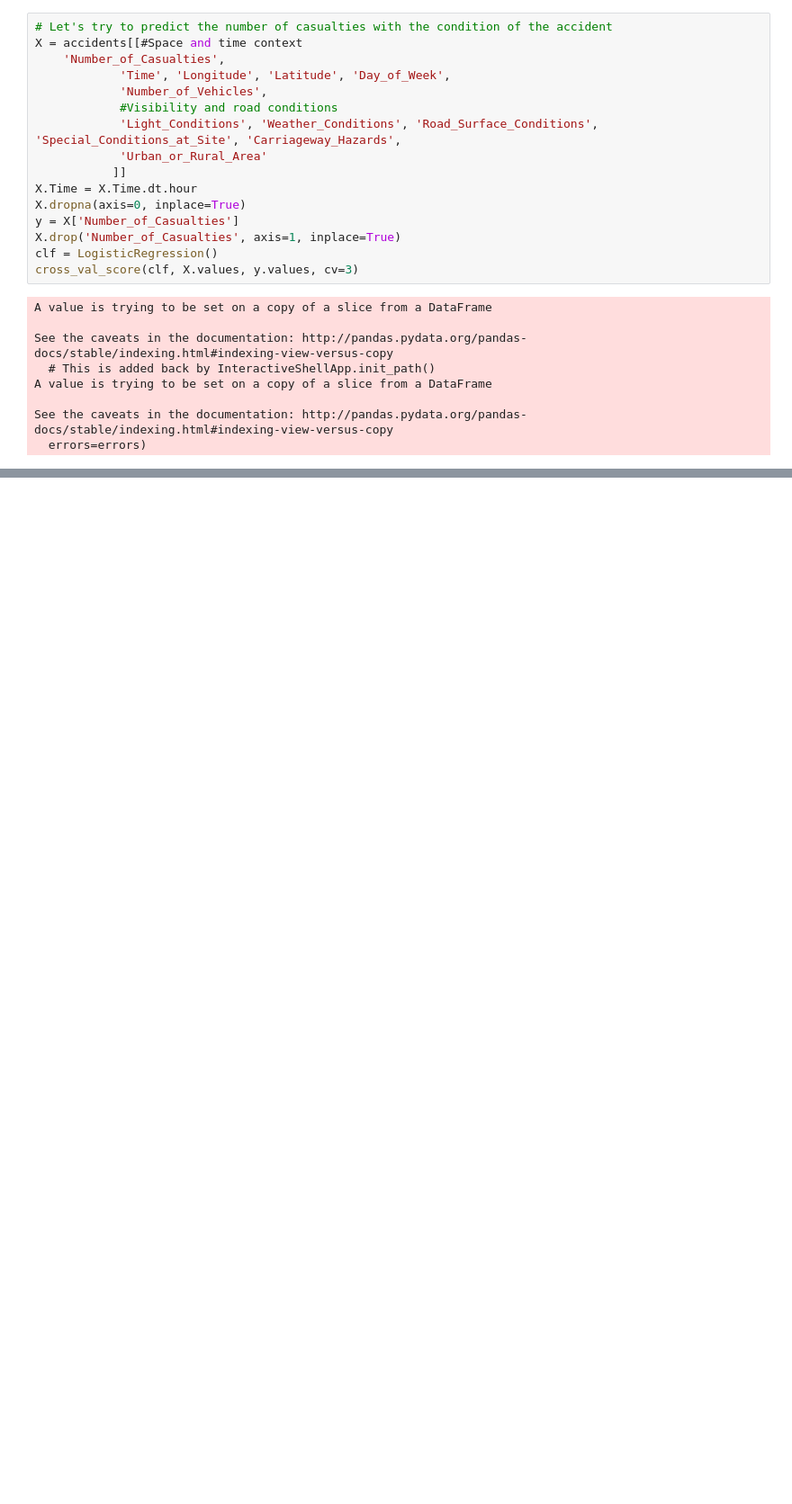
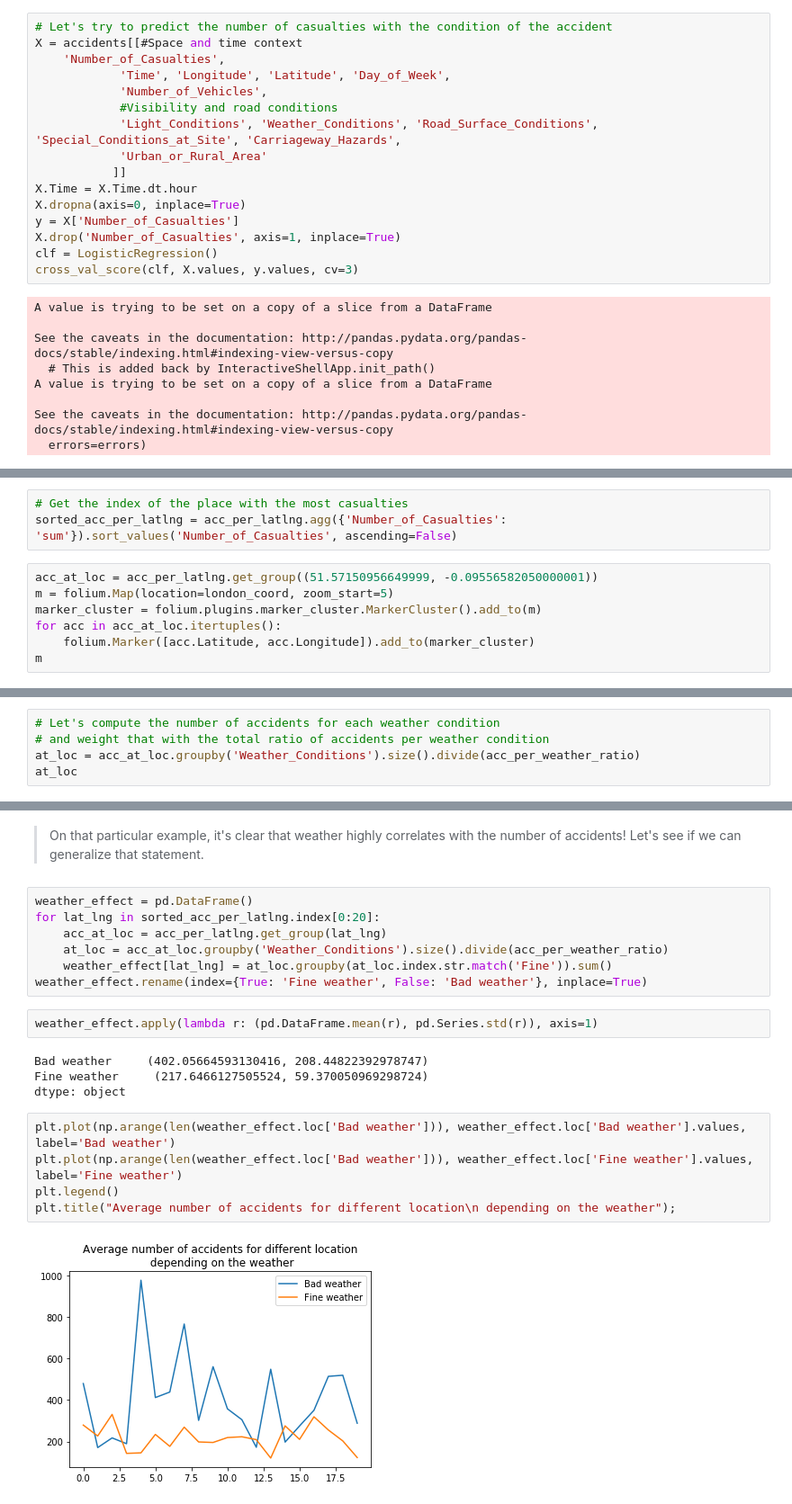
Before and after one commit to Eagleseb/survive-your-commuting, a Jupyter notebook: Milestone2.ipynb, the cells around one changed output, grey strips where cells are left out. Shown at 90% size. Cells and saved outputs as stored; diff of their text form; blank space fills up the shorter version.

```diff
--- a/Milestone2.ipynb
+++ b/Milestone2.ipynb
@@ -358,0 +421,10 @@ See the caveats in the documentation: http://pandas.pydata.org/pandas-docs/stabl
+# %%
+# Get the index of the place with the most casualties
+sorted_acc_per_latlng = acc_per_latlng.agg({'Number_of_Casualties': 'sum'}).sort_values('Number_of_Casualties', ascending=False)
+# %%
+acc_at_loc = acc_per_latlng.get_group((51.57150956649999, -0.09556582050000001))
+m = folium.Map(location=london_coord, zoom_start=5)
+marker_cluster = folium.plugins.marker_cluster.MarkerCluster().add_to(m)
+for acc in acc_at_loc.itertuples():
+    folium.Marker([acc.Latitude, acc.Longitude]).add_to(marker_cluster)
+m
@@ -358,0 +447,5 @@ See the caveats in the documentation: http://pandas.pydata.org/pandas-docs/stabl
+# %%
+# Let's compute the number of accidents for each weather condition
+# and weight that with the total ratio of accidents per weather condition
+at_loc = acc_at_loc.groupby('Weather_Conditions').size().divide(acc_per_weather_ratio)
+at_loc
@@ -358,0 +471,22 @@ See the caveats in the documentation: http://pandas.pydata.org/pandas-docs/stabl
+# %% [markdown]
+> On that particular example, it's clear that weather highly correlates with the number of accidents! Let's see if we can generalize that statement.
+# %%
+weather_effect = pd.DataFrame()
+for lat_lng in sorted_acc_per_latlng.index[0:20]:
+    acc_at_loc = acc_per_latlng.get_group(lat_lng)
+    at_loc = acc_at_loc.groupby('Weather_Conditions').size().divide(acc_per_weather_ratio)
+    weather_effect[lat_lng] = at_loc.groupby(at_loc.index.str.match('Fine')).sum()
+weather_effect.rename(index={True: 'Fine weather', False: 'Bad weather'}, inplace=True)
+# %%
+weather_effect.apply(lambda r: (pd.DataFrame.mean(r), pd.Series.std(r)), axis=1)
+# %% [output]
+Bad weather     (402.05664593130416, 208.44822392978747)
+Fine weather     (217.6466127505524, 59.370050969298724)
+dtype: object
+# %%
+plt.plot(np.arange(len(weather_effect.loc['Bad weather'])), weather_effect.loc['Bad weather'].values, label='Bad weather')
+plt.plot(np.arange(len(weather_effect.loc['Bad weather'])), weather_effect.loc['Fine weather'].values, label='Fine weather')
+plt.legend()
+plt.title("Average number of accidents for different location\n depending on the weather");
+# %% [output]
+[figure, added]
```
Also changed, not shown: parts of 25 cells of this notebook, 3 other files.
